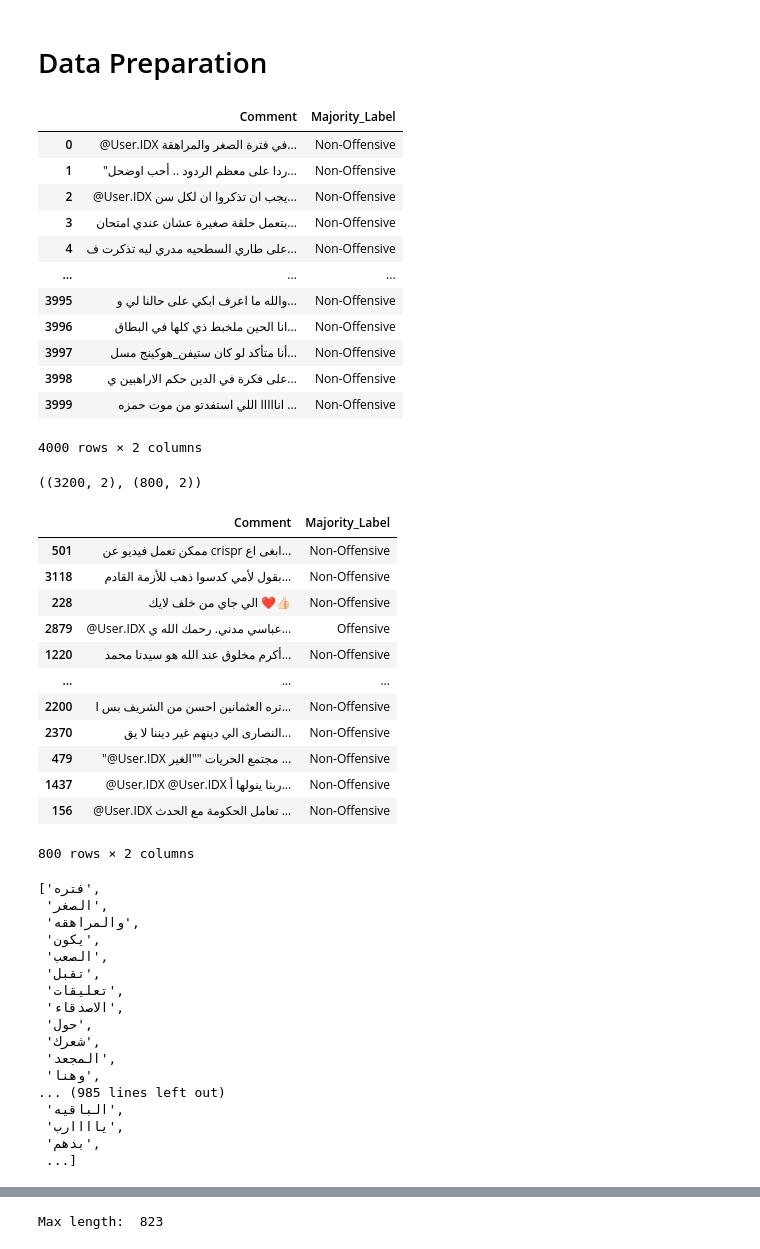
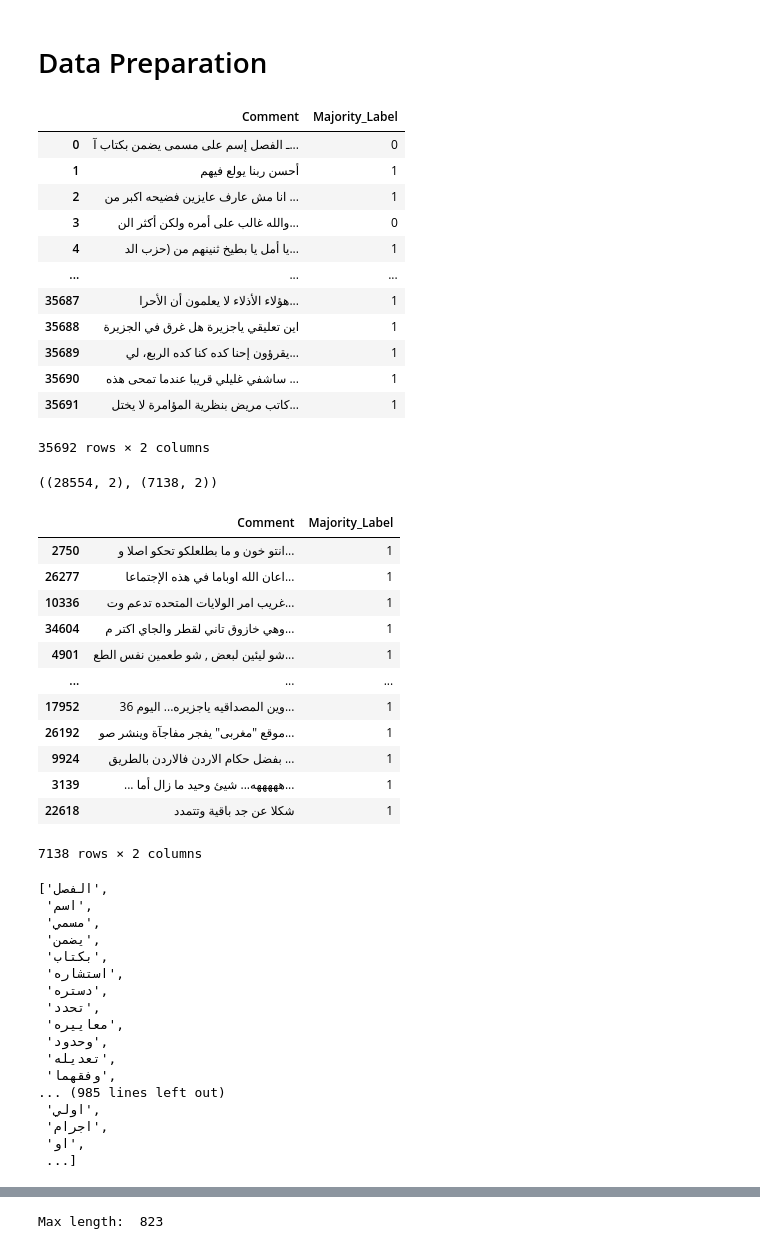
Before and after one commit to Strifee/offensive_Arabic, a Jupyter notebook: detection.ipynb, the cells around one changed output, grey strips where cells are left out. Drawn from its saved outputs; the diff is of its cells as text; code cells hidden in the pictures.

```diff
--- a/detection.ipynb
+++ b/detection.ipynb
@@ -31,45 +35,44 @@ Tesla K80
 # Data Preparation
 # %%
 df = pd.read_csv('data/offensivelang_dataset.csv')
-df = df.iloc[:, 2:4]
 df
 # %% [output]
 |  | Comment | Majority_Label |
-| 0 | @User.IDX في فترة الصغر والمراهقة... | Non-Offensive |
-| 1 | "ردا على معظم الردود .. أحب اوضحل... | Non-Offensive |
-| 2 | @User.IDX يجب ان تذكروا ان لكل سن... | Non-Offensive |
-| 3 | بتعمل حلقة صغيرة عشان عندي امتحان... | Non-Offensive |
-| 4 | على طاري السطحيه مدري ليه تذكرت ف... | Non-Offensive |
+| 0 | ـ الفصل إسم على مسمى يضمن بكتاب آ... | 0 |
+| 1 | أحسن ربنا يولع فيهم | 1 |
+| 2 | انا مش عارف عايزين فضيحه اكبر من ... | 1 |
+| 3 | والله غالب على أمره ولكن أكثر الن... | 0 |
+| 4 | يا أمل يا بطيخ ثنينهم من (حزب الد... | 1 |
 | ... | ... | ... |
-| 3995 | والله ما اعرف ابكي على حالنا لي و... | Non-Offensive |
-| 3996 | انا الحين ملخبط ذي كلها في البطاق... | Non-Offensive |
-| 3997 | أنا متأكد لو كان ستيفن_هوكينج مسل... | Non-Offensive |
-| 3998 | على فكرة في الدين حكم الاراهبين ي... | Non-Offensive |
-| 3999 | انااااا اللي استفدتو من موت حمزه ... | Non-Offensive |
+| 35687 | هؤلاء الأذلاء لا يعلمون أن الأحرا... | 1 |
+| 35688 | اين تعليقي ياجزيرة هل غرق في الجزيرة | 1 |
+| 35689 | يقرؤون إحنا كده كنا كده الربع، لي... | 1 |
+| 35690 | ساشفي غليلي قريبا عندما تمحى هذه ... | 1 |
+| 35691 | كاتب مريض بنظرية المؤامرة لا يختل... | 1 |
-4000 rows × 2 columns
+35692 rows × 2 columns
 # %%
 test_data = df.sample(frac=0.2,random_state=200)
 test_data.shape
 data=df.drop(test_data.index)
 data.shape,test_data.shape
 # %% [output]
-((3200, 2), (800, 2))
+((28554, 2), (7138, 2))
 # %%
 test_data
 # %% [output]
 |  | Comment | Majority_Label |
-| 501 | ممكن تعمل فيديو عن crispr ابغى اع... | Non-Offensive |
-| 3118 | بقول لأمي كدسوا ذهب للأزمة القادم... | Non-Offensive |
-| 228 | الي جاي من خلف لايك ❤️👍🏻 | Non-Offensive |
-| 2879 | @User.IDX عباسي مدني. رحمك الله ي... | Offensive |
-| 1220 | أكرم مخلوق عند الله هو سيدنا محمد... | Non-Offensive |
+| 2750 | انتو خون و ما بطلعلكو تحكو اصلا و... | 1 |
+| 26277 | اعان الله اوباما في هذه الإجتماعا... | 1 |
+| 10336 | غريب امر الولايات المتحده تدعم وت... | 1 |
+| 34604 | وهي خازوق تاني لقطر والجاي اكتر م... | 1 |
+| 4901 | شو ليئين لبعض , شو طعمين نفس الطع... | 1 |
 | ... | ... | ... |
-| 2200 | تره العثمانين احسن من الشريف بس ا... | Non-Offensive |
-| 2370 | النصارى الي دينهم غير ديننا لا يق... | Non-Offensive |
-| 479 | "@User.IDX مجتمع الحريات ""الغير ... | Non-Offensive |
-| 1437 | @User.IDX @User.IDX ربنا ينولها أ... | Non-Offensive |
-| 156 | @User.IDX تعامل الحكومة مع الحدث ... | Non-Offensive |
+| 17952 | وين المصداقيه ياجزيره... اليوم 36... | 1 |
+| 26192 | موقع "مغربى" يفجر مفاجآة وينشر صو... | 1 |
+| 9924 | بفضل حكام الاردن فالاردن بالطريق ... | 1 |
+| 3139 | ... هههههه... شيئ وحيد ما زال أما... | 1 |
+| 22618 | شكلا عن جد باقية وتتمدد | 1 |
-800 rows × 2 columns
+7138 rows × 2 columns
 # %%
 arabic_stopwords = set(nltk.corpus.stopwords.words("arabic"))
 
@@ -152,22 +155,22 @@ words = comments.split(' ')
 # %%
 words
 # %% [output]
-['فتره',
- 'الصغر',
- 'والمراهقه',
- 'يكون',
- 'الصعب',
- 'تقبل',
- 'تعليقات',
- 'الاصدقاء',
- 'حول',
- 'شعرك',
- 'المجعد',
- 'وهنا',
+['الفصل',
+ 'اسم',
+ 'مسمي',
+ 'يضمن',
+ 'بكتاب',
+ 'استشاره',
+ 'دستره',
+ 'تحدد',
+ 'معاييره',
+ 'وحدود',
+ 'تعديله',
+ 'وفقهما',
 ... (985 lines left out)
- 'الباقيه',
- 'ياااارب',
- 'بدهم',
+ 'اولي',
+ 'اجرام',
+ 'او',
  ...]
 # %%
 unigram = (pd.Series(nltk.ngrams(words, 1)).value_counts())[:20]
```
Also changed, not shown: parts of 9 cells of this notebook.
